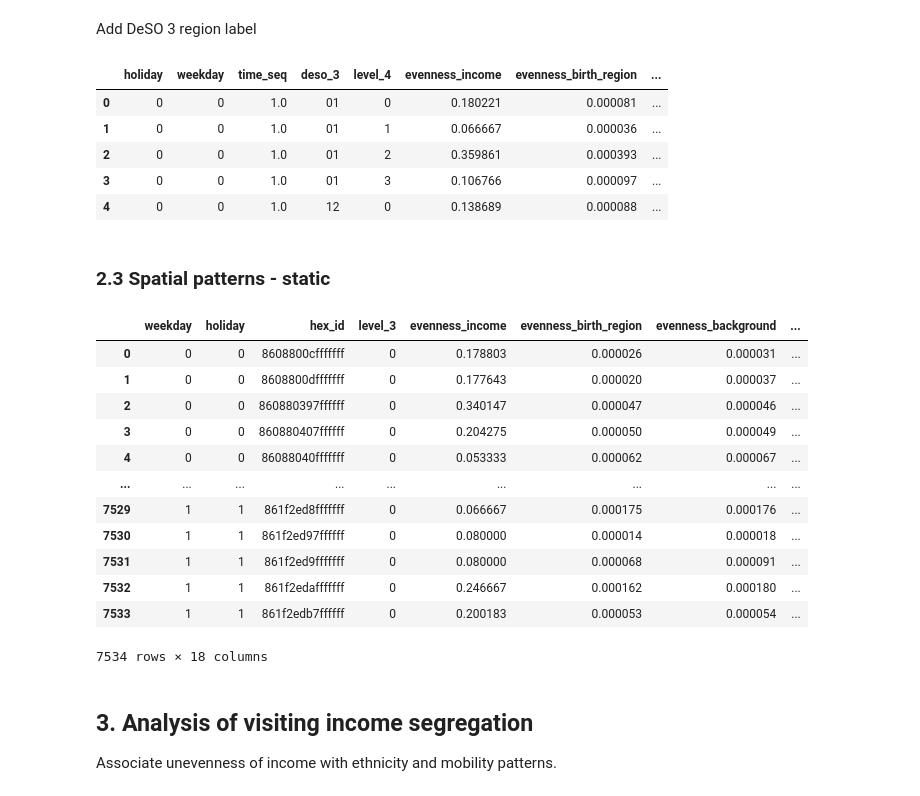
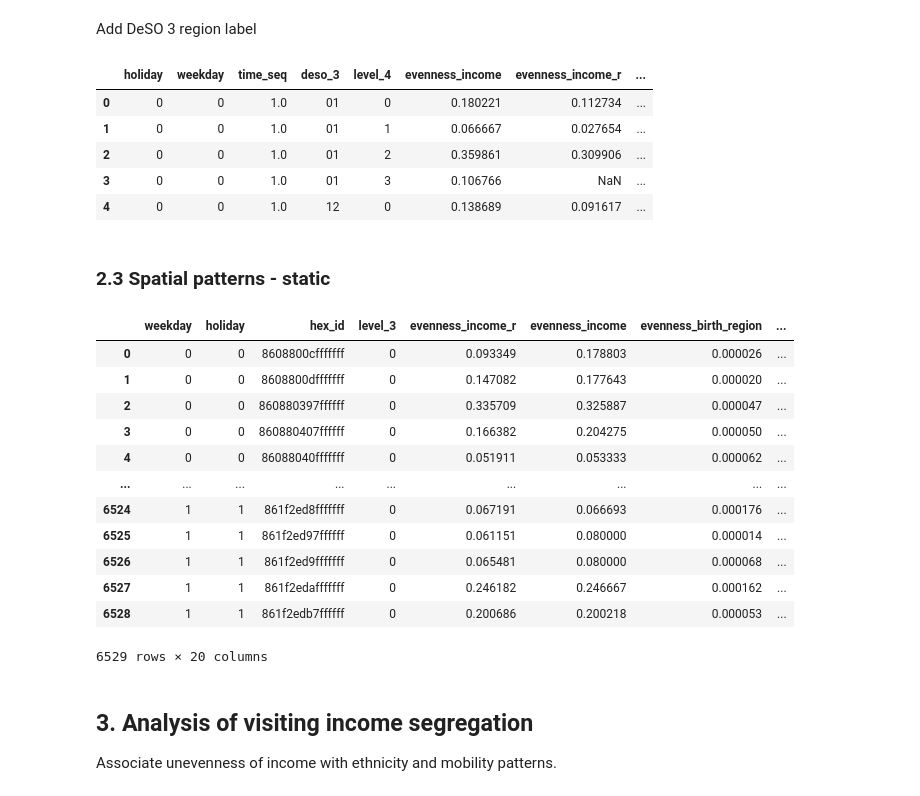
Before and after one commit to MobiSegInsights/mobi-social-segregation-se, a Jupyter notebook: src/6-mobi-segregation-hexagons-and-analysis.ipynb, the cells around one changed output. Saved outputs shown, nothing was run; the diff lists cells and outputs as text; code cells hidden in the pictures.

```diff
--- a/src/6-mobi-segregation-hexagons-and-analysis.ipynb
+++ b/src/6-mobi-segregation-hexagons-and-analysis.ipynb
@@ -144,12 +144,13 @@ plt.show()
 <Figure size 1000x1000 with 0 Axes>
 [figure]
 # %%
-vars = ['evenness_income', 'evenness_birth_region', 'evenness_background',
+vars = ['evenness_income', 'evenness_income_r', 'evenness_birth_region', 'evenness_background',
         'Foreign background', 'Not Sweden', 'Lowest income group']
 # Baseline
 stats_dict_b = dict()
 for var in vars:
-    stats_dict_b[var] = df_hex_resi[var].mean()
+    if var != 'evenness_income_r':
+        stats_dict_b[var] = df_hex_resi[var].mean()
 stats_dict_b['type'] = 'housing'
 
 def tempo_patterns(data):
@@ -188,12 +189,12 @@ tqdm.pandas()
 df_tempo = df_sub.groupby(['holiday', 'weekday', 'time_seq', 'deso_3']).progress_apply(tempo_patterns).reset_index()
 df_tempo.head()
 # %% [output]
-|  | holiday | weekday | time_seq | deso_3 | level_4 | evenness_income | evenness_birth_region | ... |
-| 0 | 0 | 0 | 1.0 | 01 | 0 | 0.180221 | 0.000081 | ... |
-| 1 | 0 | 0 | 1.0 | 01 | 1 | 0.066667 | 0.000036 | ... |
-| 2 | 0 | 0 | 1.0 | 01 | 2 | 0.359861 | 0.000393 | ... |
-| 3 | 0 | 0 | 1.0 | 01 | 3 | 0.106766 | 0.000097 | ... |
-| 4 | 0 | 0 | 1.0 | 12 | 0 | 0.138689 | 0.000088 | ... |
+|  | holiday | weekday | time_seq | deso_3 | level_4 | evenness_income | evenness_income_r | ... |
+| 0 | 0 | 0 | 1.0 | 01 | 0 | 0.180221 | 0.112734 | ... |
+| 1 | 0 | 0 | 1.0 | 01 | 1 | 0.066667 | 0.027654 | ... |
+| 2 | 0 | 0 | 1.0 | 01 | 2 | 0.359861 | 0.309906 | ... |
+| 3 | 0 | 0 | 1.0 | 01 | 3 | 0.106766 | NaN | ... |
+| 4 | 0 | 0 | 1.0 | 12 | 0 | 0.138689 | 0.091617 | ... |
 # %%
 df_tempo.drop(columns='level_4').to_csv('results/mobi_seg_tempo.csv', index=False)
 # %% [markdown]
@@ -202,7 +203,7 @@ df_tempo.drop(columns='level_4').to_csv('results/mobi_seg_tempo.csv', index=Fals
 df = pd.merge(df.loc[df.hex_id.isin(df_hex_resi.hex_id), :],
               df_hex_resi.loc[:, ['hex_id', 'deso_3']], on='hex_id', how='left')
 # %%
-vars = ['evenness_income', 'evenness_birth_region', 'evenness_background',
+vars = ['evenness_income_r', 'evenness_income', 'evenness_birth_region', 'evenness_background',
         'Foreign background', 'Not Sweden', 'Lowest income group', 'radius_of_gyration']
 
 def median_wt(data):
@@ -211,27 +212,32 @@ def median_wt(data):
     stats_dict_med = dict()
     for var in vars:
         stats_dict_med[var] = weighted.median(data[var], data['num_visits_wt'])
+    # Total visits of unique users
+    stats_dict_med['num_unique_uid'] = sum(data['num_unique_uid'])
     stats_dict_list.append(stats_dict_med)
     return pd.DataFrame.from_records(stats_dict_list)
 tqdm.pandas()
 df_spatio = df.groupby(['weekday', 'holiday', 'hex_id']).progress_apply(median_wt).reset_index()
+# %%
+# Only keep those hexagons that have enough visitors
+df_spatio = df_spatio.loc[df_spatio.num_unique_uid > 25, :]
 # %%
-df_spatio = pd.merge(df_spatio, df_hex_resi[['hex_id'] + vars], on='hex_id', how='left', suffixes=('', '_h'))
+df_spatio = pd.merge(df_spatio, df_hex_resi[['hex_id'] + [v for v in vars if v != 'evenness_income_r']], on='hex_id', how='left', suffixes=('', '_h'))
 df_spatio
 # %% [output]
-|  | weekday | holiday | hex_id | level_3 | evenness_income | evenness_birth_region | evenness_background | ... |
-| 0 | 0 | 0 | 8608800cfffffff | 0 | 0.178803 | 0.000026 | 0.000031 | ... |
-| 1 | 0 | 0 | 8608800dfffffff | 0 | 0.177643 | 0.000020 | 0.000037 | ... |
-| 2 | 0 | 0 | 860880397ffffff | 0 | 0.340147 | 0.000047 | 0.000046 | ... |
-| 3 | 0 | 0 | 860880407ffffff | 0 | 0.204275 | 0.000050 | 0.000049 | ... |
-| 4 | 0 | 0 | 86088040fffffff | 0 | 0.053333 | 0.000062 | 0.000067 | ... |
+|  | weekday | holiday | hex_id | level_3 | evenness_income_r | evenness_income | evenness_birth_region | ... |
+| 0 | 0 | 0 | 8608800cfffffff | 0 | 0.093349 | 0.178803 | 0.000026 | ... |
+| 1 | 0 | 0 | 8608800dfffffff | 0 | 0.147082 | 0.177643 | 0.000020 | ... |
+| 2 | 0 | 0 | 860880397ffffff | 0 | 0.335709 | 0.325887 | 0.000047 | ... |
+| 3 | 0 | 0 | 860880407ffffff | 0 | 0.166382 | 0.204275 | 0.000050 | ... |
+| 4 | 0 | 0 | 86088040fffffff | 0 | 0.051911 | 0.053333 | 0.000062 | ... |
 | ... | ... | ... | ... | ... | ... | ... | ... | ... |
-| 7529 | 1 | 1 | 861f2ed8fffffff | 0 | 0.066667 | 0.000175 | 0.000176 | ... |
-| 7530 | 1 | 1 | 861f2ed97ffffff | 0 | 0.080000 | 0.000014 | 0.000018 | ... |
-| 7531 | 1 | 1 | 861f2ed9fffffff | 0 | 0.080000 | 0.000068 | 0.000091 | ... |
-| 7532 | 1 | 1 | 861f2edafffffff | 0 | 0.246667 | 0.000162 | 0.000180 | ... |
-| 7533 | 1 | 1 | 861f2edb7ffffff | 0 | 0.200183 | 0.000053 | 0.000054 | ... |
+| 6524 | 1 | 1 | 861f2ed8fffffff | 0 | 0.067191 | 0.066693 | 0.000176 | ... |
+| 6525 | 1 | 1 | 861f2ed97ffffff | 0 | 0.061151 | 0.080000 | 0.000014 | ... |
+| 6526 | 1 | 1 | 861f2ed9fffffff | 0 | 0.065481 | 0.080000 | 0.000068 | ... |
+| 6527 | 1 | 1 | 861f2edafffffff | 0 | 0.246182 | 0.246667 | 0.000162 | ... |
+| 6528 | 1 | 1 | 861f2edb7ffffff | 0 | 0.200686 | 0.200218 | 0.000053 | ... |
-7534 rows × 18 columns
+6529 rows × 20 columns
 # %%
 gdf_sub_spatio = pd.merge(df_spatio, gdf_hex, on='hex_id', how='left').drop(columns=['level_3', 'geometry'])
 gdf_sub_spatio = gpd.GeoDataFrame(gdf_sub_spatio, geometry=gdf_sub_spatio.geom).drop(columns=['geom'])
```
Also changed, not shown: parts of 12 cells of this notebook, 17 other files.
